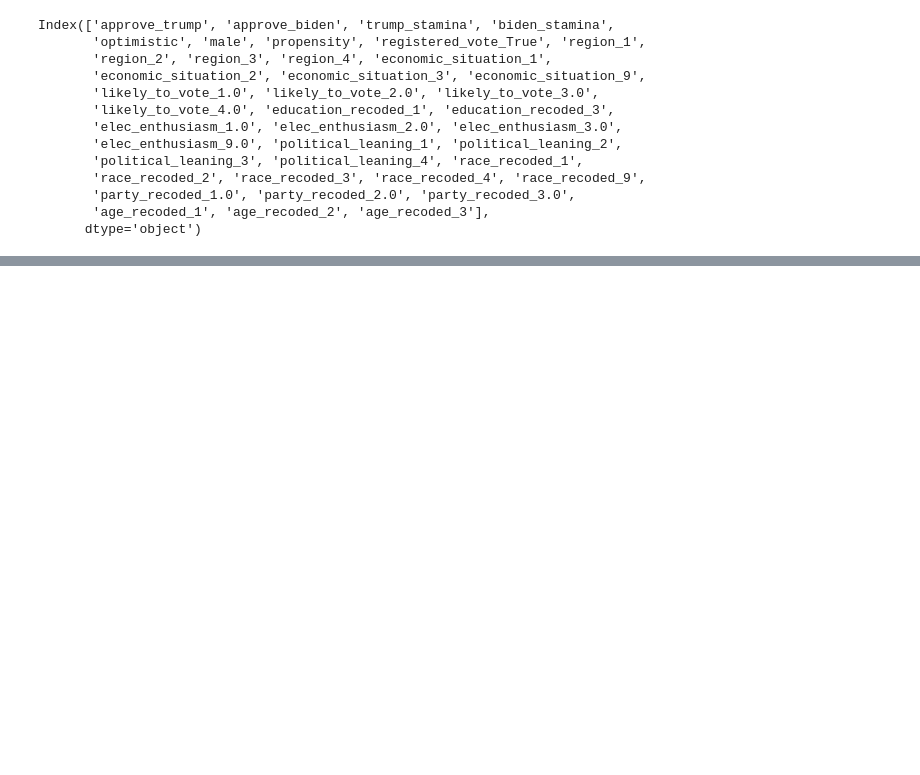
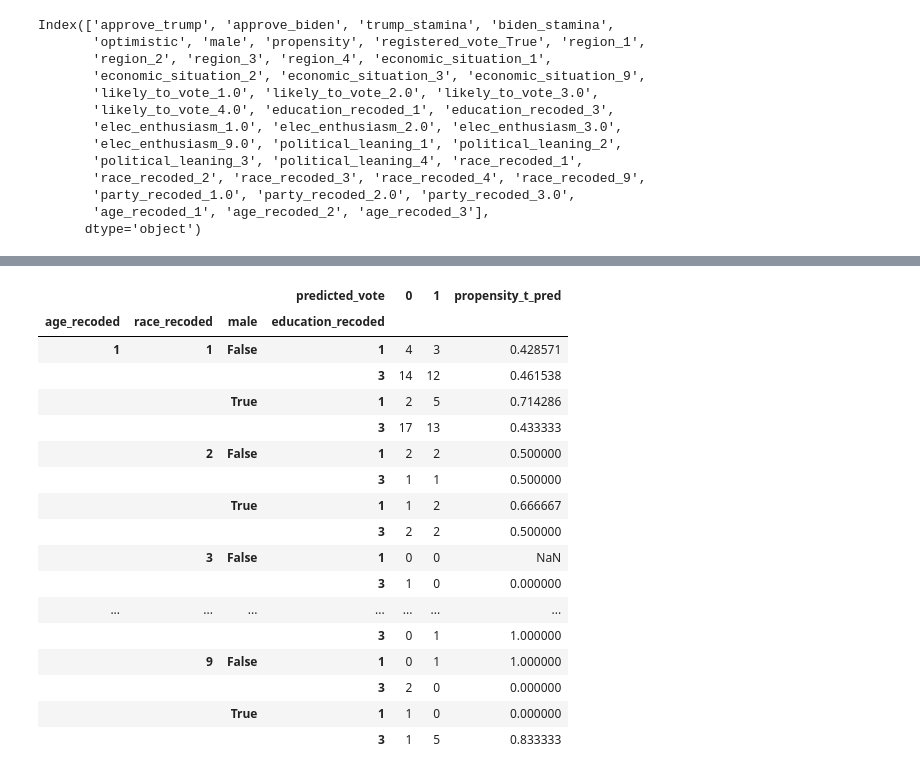
Before and after one commit to pmench/mrp-team, a Jupyter notebook: src/bella_ML.ipynb, the cells around one changed output, grey strips where cells are left out. Saved outputs shown, nothing was run; the diff lists cells and outputs as text; code cells hidden in the pictures; blank space fills up the shorter version.

```diff
--- a/src/bella_ML.ipynb
+++ b/src/bella_ML.ipynb
@@ -1126,0 +1142,8 @@ filtered_nat_2020_june.groupby(['age_recoded','race_recoded', 'male','education_
+# %%
+
+filtered_nat_2020 = nat_2020.loc[X_test_copy_filtered.index].drop(columns= ['RESPID', 'PHTYPE', 'age', 'age_bin', 'party', 'party_unaffiliated', 'gender', 'latino', 'race', 'education', 'state', 'vote_choice_recoded'])
+filtered_nat_2020['predicted_vote'] = X_test_copy_filtered['predicted_vote']
+filtered_nat_2020['actual_vote'] = X_test_copy_filtered['actual_vote']
+filtered_nat_2020
+march_final = filtered_nat_2020.groupby(['age_recoded','race_recoded', 'male','education_recoded'])['predicted_vote'].value_counts().unstack(fill_value=0)
+filtered_nat_2020.groupby(['age_recoded','race_recoded', 'male','education_recoded'])['predicted_vote'].value_counts().unstack(fill_value=0)
@@ -1126,0 +1169,33 @@ filtered_nat_2020_june.groupby(['age_recoded','race_recoded', 'male','education_
+# %%
+# filtered_nat_2020 and filtered_nat_2020_june merge on the same columns
+filtered_nat_2020_june.columns
+merged_df = pd.merge(march_final, june_final, on=['age_recoded',	'race_recoded',	'male',	'education_recoded'], how='outer')
+# add 0_x and 0_y together
+merged_df['0'] = merged_df['0_x'] + merged_df['0_y']
+# add 1_x and 1_y together
+merged_df['1'] = merged_df['1_x'] + merged_df['1_y']
+# drop the _x and _y columns
+merged_df = merged_df.drop(columns = ['0_x', '0_y', '1_x', '1_y'])
+merged_df
+# add the propensity vibe column
+merged_df['propensity_t_pred'] = merged_df['1'] / (merged_df['0'] + merged_df['1'])
+merged_df
+# %% [output]
+|  |  |  | predicted_vote | 0 | 1 | propensity_t_pred |
+| age_recoded | race_recoded | male | education_recoded |  |  |  |
+| 1 | 1 | False | 1 | 4 | 3 | 0.428571 |
+|  |  |  | 3 | 14 | 12 | 0.461538 |
+|  |  | True | 1 | 2 | 5 | 0.714286 |
+|  |  |  | 3 | 17 | 13 | 0.433333 |
+|  | 2 | False | 1 | 2 | 2 | 0.500000 |
+|  |  |  | 3 | 1 | 1 | 0.500000 |
+|  |  | True | 1 | 1 | 2 | 0.666667 |
+|  |  |  | 3 | 2 | 2 | 0.500000 |
+|  | 3 | False | 1 | 0 | 0 | NaN |
+|  |  |  | 3 | 1 | 0 | 0.000000 |
+| ... | ... | ... | ... | ... | ... | ... |
+|  |  |  | 3 | 0 | 1 | 1.000000 |
+|  | 9 | False | 1 | 0 | 1 | 1.000000 |
+|  |  |  | 3 | 2 | 0 | 0.000000 |
+|  |  | True | 1 | 1 | 0 | 0.000000 |
+|  |  |  | 3 | 1 | 5 | 0.833333 |
```
Also changed, not shown: parts of 14 cells of this notebook.
